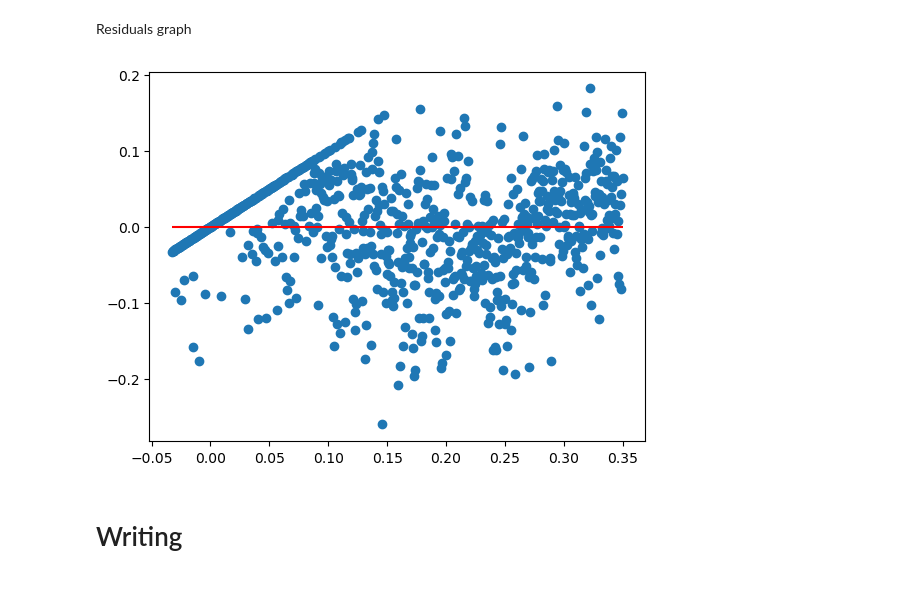
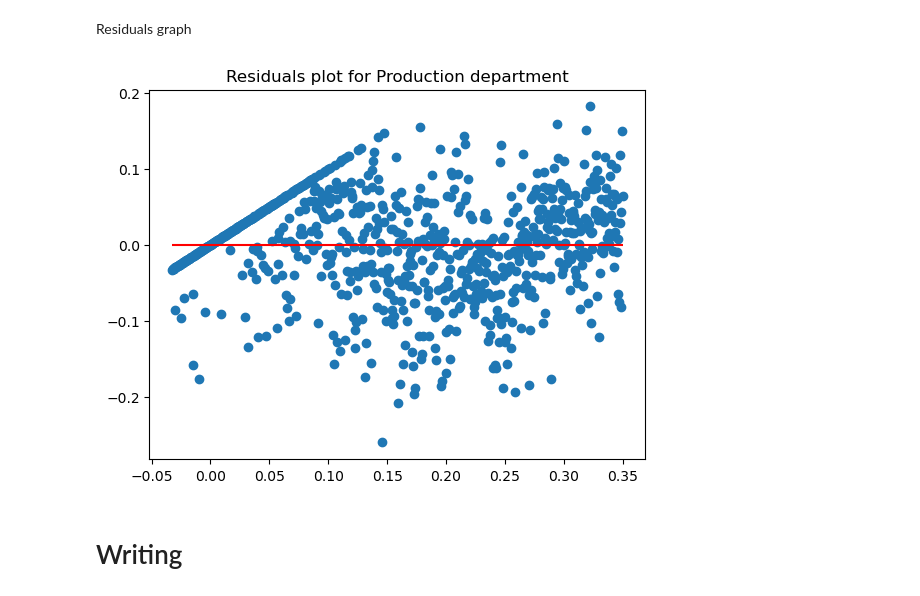
Before and after one commit to caseygomez/Female-Representation-In-The-Film-Industry, a Jupyter notebook: regression_by_dept.ipynb, the cells around one changed output. Drawn from its saved outputs; the diff is of its cells as text; code cells hidden in the pictures.

```diff
--- a/regression_by_dept.ipynb
+++ b/regression_by_dept.ipynb
@@ -312,10 +312,11 @@ Residuals graph
 # %%
 # Plot Residuals
 plt.scatter(predictions_prod, error_prod)
 plt.hlines(y=0, xmin=predictions_prod.min(), xmax=predictions_prod.max(), colors="red")
+plt.title(label="Residuals plot for Production department")
 plt.show()
 # %% [output]
-[figure, old version]
+[figure, new version]
 # %% [markdown]
 # Writing
 # %%
```
Also changed, not shown: parts of 9 cells of this notebook, 9 other files.
